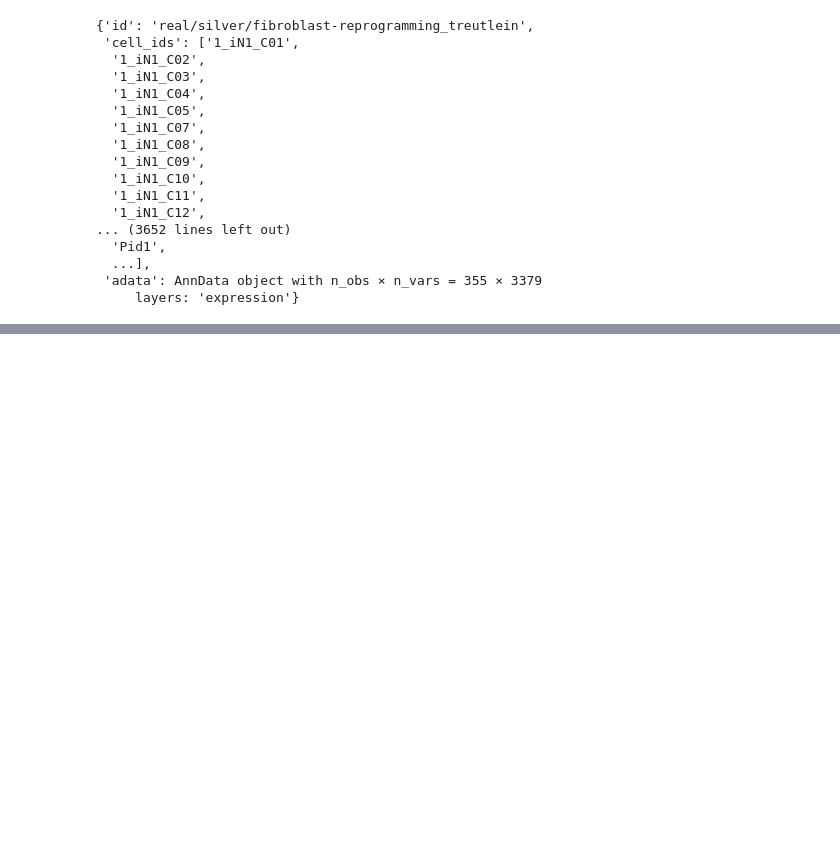
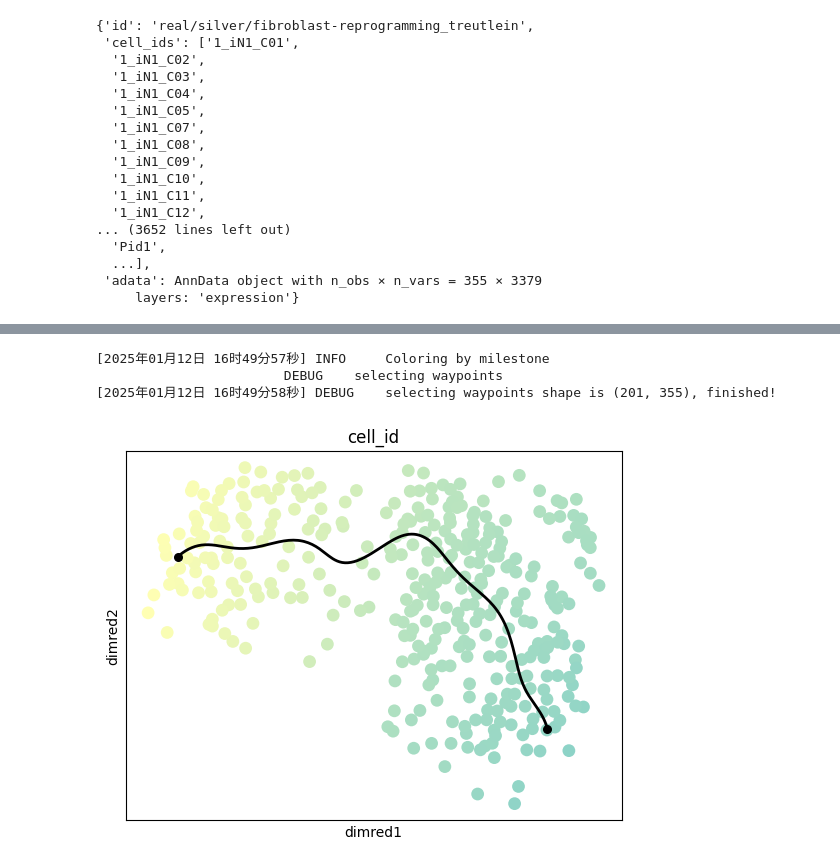
Before and after one commit to HuangDDU/PyDynverse, a Jupyter notebook: notebook/quickstart_linear_comp1_python_function.ipynb, the cells around one changed output, grey strips where cells are left out. Cells and saved outputs as stored; diff of their text form; code cells hidden in the pictures; blank space fills up the shorter version.

```diff
--- a/notebook/quickstart_linear_comp1_python_function.ipynb
+++ b/notebook/quickstart_linear_comp1_python_function.ipynb
@@ -97,2 +97,9 @@ WARNING: The following color value found in adata.uns['grouping_colors'] is not
                         INFO     Result plotting finished
 [figure]
+# %%
+pdv.plot.plot_dimred(model)
+# %% [output]
+[2025年01月12日 16时49分57秒] INFO     Coloring by milestone
+                        DEBUG    selecting waypoints
+[2025年01月12日 16时49分58秒] DEBUG    selecting waypoints shape is (201, 355), finished!
+[figure, added]
```
Also changed, not shown: parts of 3 cells of this notebook, 14 other files.
